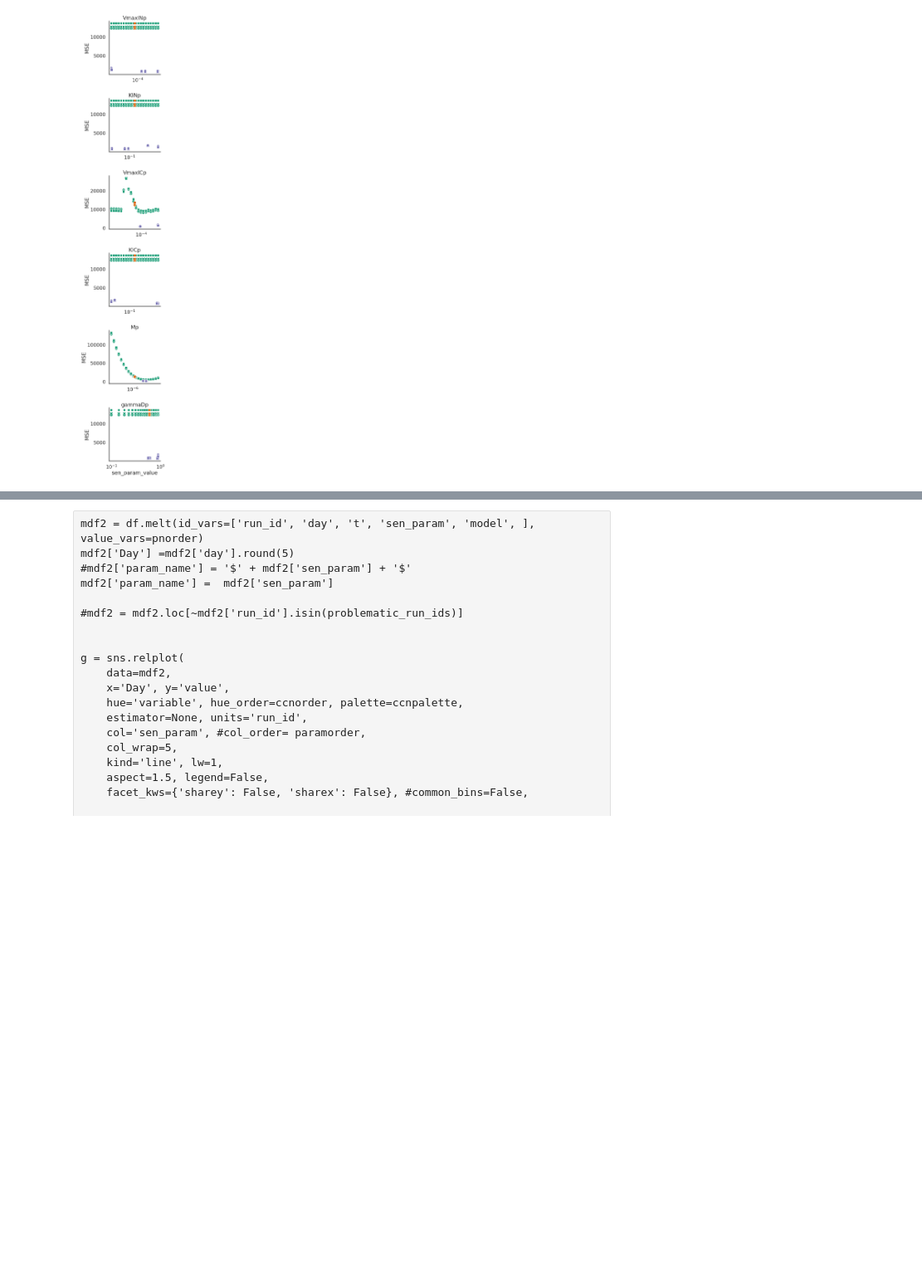
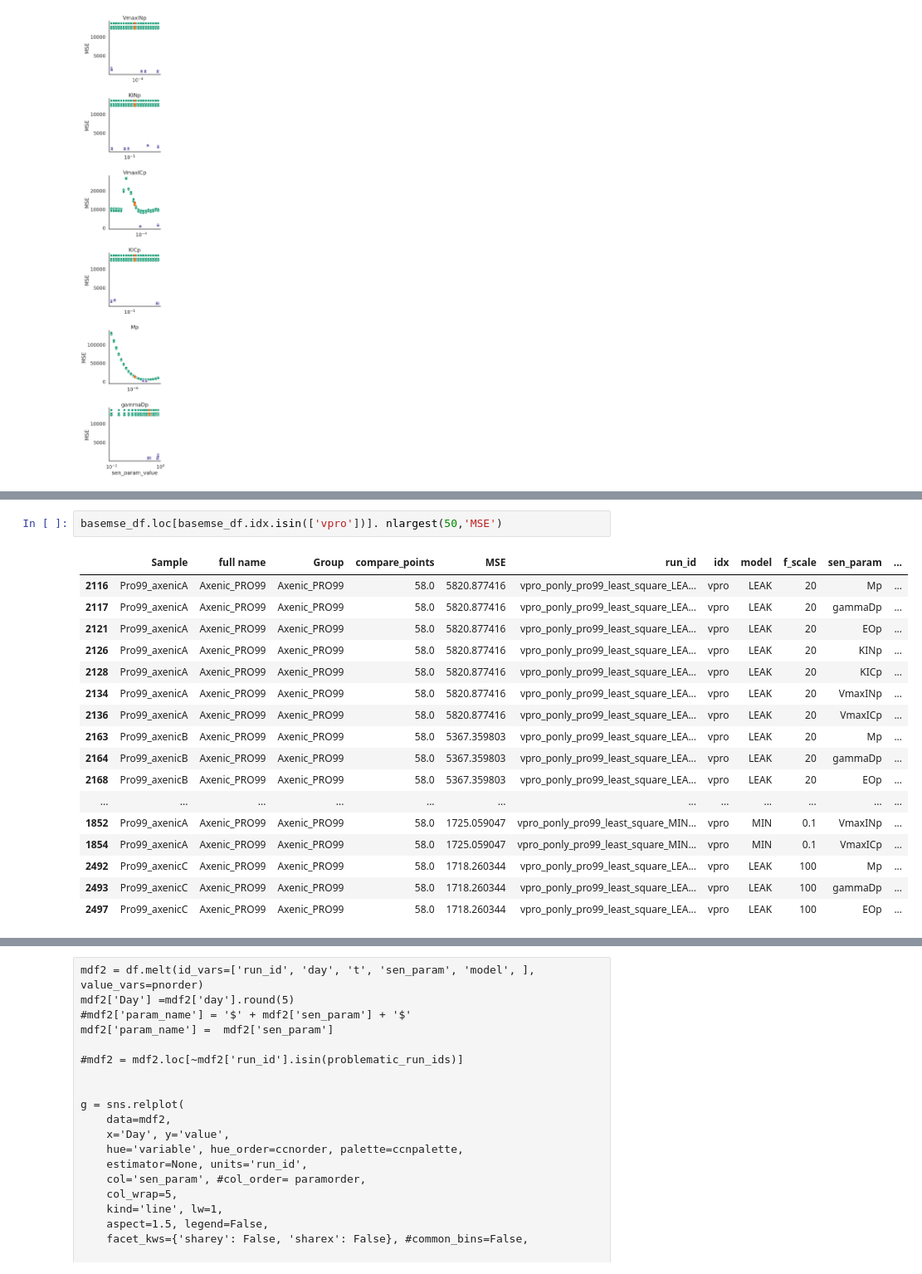
Before and after one commit to wosnat/recycle_model, a Jupyter notebook: model_param_sensitivity_ponly_pro99.ipynb, the cells around one changed output, grey strips where cells are left out. Shown at 83% size. Cells and saved outputs as stored; diff of their text form; blank space fills up the shorter version.

```diff
--- a/model_param_sensitivity_ponly_pro99.ipynb
+++ b/model_param_sensitivity_ponly_pro99.ipynb
@@ -626,3 +622,23 @@ sns.catplot(
+# %%
+basemse_df.loc[basemse_df.idx.isin(['vpro'])]. nlargest(50,'MSE')
+# %% [output]
+|  | Sample | full name | Group | compare_points | MSE | run_id | idx | model | f_scale | sen_param | ... |
+| 2116 | Pro99_axenicA | Axenic_PRO99 | Axenic_PRO99 | 58.0 | 5820.877416 | vpro_ponly_pro99_least_square_LEA... | vpro | LEAK | 20 | Mp | ... |
+| 2117 | Pro99_axenicA | Axenic_PRO99 | Axenic_PRO99 | 58.0 | 5820.877416 | vpro_ponly_pro99_least_square_LEA... | vpro | LEAK | 20 | gammaDp | ... |
+| 2121 | Pro99_axenicA | Axenic_PRO99 | Axenic_PRO99 | 58.0 | 5820.877416 | vpro_ponly_pro99_least_square_LEA... | vpro | LEAK | 20 | EOp | ... |
+| 2126 | Pro99_axenicA | Axenic_PRO99 | Axenic_PRO99 | 58.0 | 5820.877416 | vpro_ponly_pro99_least_square_LEA... | vpro | LEAK | 20 | KINp | ... |
+| 2128 | Pro99_axenicA | Axenic_PRO99 | Axenic_PRO99 | 58.0 | 5820.877416 | vpro_ponly_pro99_least_square_LEA... | vpro | LEAK | 20 | KICp | ... |
+| 2134 | Pro99_axenicA | Axenic_PRO99 | Axenic_PRO99 | 58.0 | 5820.877416 | vpro_ponly_pro99_least_square_LEA... | vpro | LEAK | 20 | VmaxINp | ... |
+| 2136 | Pro99_axenicA | Axenic_PRO99 | Axenic_PRO99 | 58.0 | 5820.877416 | vpro_ponly_pro99_least_square_LEA... | vpro | LEAK | 20 | VmaxICp | ... |
+| 2163 | Pro99_axenicB | Axenic_PRO99 | Axenic_PRO99 | 58.0 | 5367.359803 | vpro_ponly_pro99_least_square_LEA... | vpro | LEAK | 20 | Mp | ... |
+| 2164 | Pro99_axenicB | Axenic_PRO99 | Axenic_PRO99 | 58.0 | 5367.359803 | vpro_ponly_pro99_least_square_LEA... | vpro | LEAK | 20 | gammaDp | ... |
+| 2168 | Pro99_axenicB | Axenic_PRO99 | Axenic_PRO99 | 58.0 | 5367.359803 | vpro_ponly_pro99_least_square_LEA... | vpro | LEAK | 20 | EOp | ... |
+| ... | ... | ... | ... | ... | ... | ... | ... | ... | ... | ... | ... |
+| 1852 | Pro99_axenicA | Axenic_PRO99 | Axenic_PRO99 | 58.0 | 1725.059047 | vpro_ponly_pro99_least_square_MIN... | vpro | MIN | 0.1 | VmaxINp | ... |
+| 1854 | Pro99_axenicA | Axenic_PRO99 | Axenic_PRO99 | 58.0 | 1725.059047 | vpro_ponly_pro99_least_square_MIN... | vpro | MIN | 0.1 | VmaxICp | ... |
+| 2492 | Pro99_axenicC | Axenic_PRO99 | Axenic_PRO99 | 58.0 | 1718.260344 | vpro_ponly_pro99_least_square_LEA... | vpro | LEAK | 100 | Mp | ... |
+| 2493 | Pro99_axenicC | Axenic_PRO99 | Axenic_PRO99 | 58.0 | 1718.260344 | vpro_ponly_pro99_least_square_LEA... | vpro | LEAK | 100 | gammaDp | ... |
+| 2497 | Pro99_axenicC | Axenic_PRO99 | Axenic_PRO99 | 58.0 | 1718.260344 | vpro_ponly_pro99_least_square_LEA... | vpro | LEAK | 100 | EOp | ... |
 # %%
 g = sns.relplot(
     data=mse_df.loc[mse_df.model.isin(['LEAK'])],
```
Also changed, not shown: parts of 13 cells of this notebook, 4 other files.
